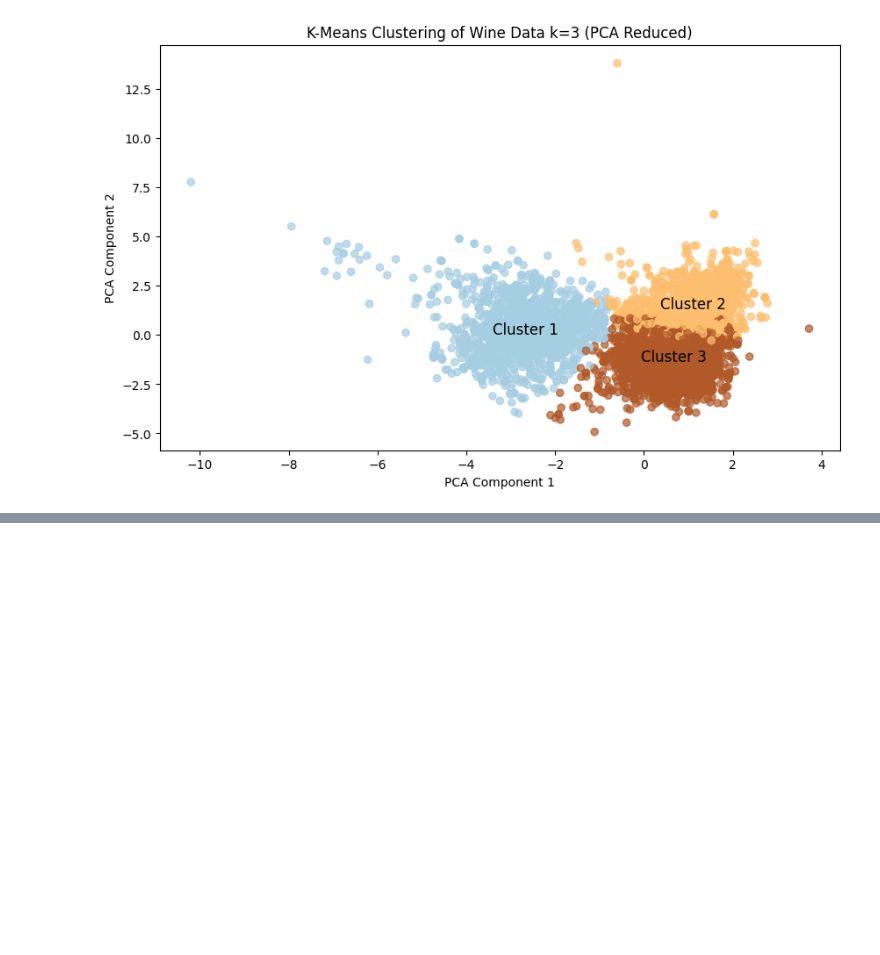
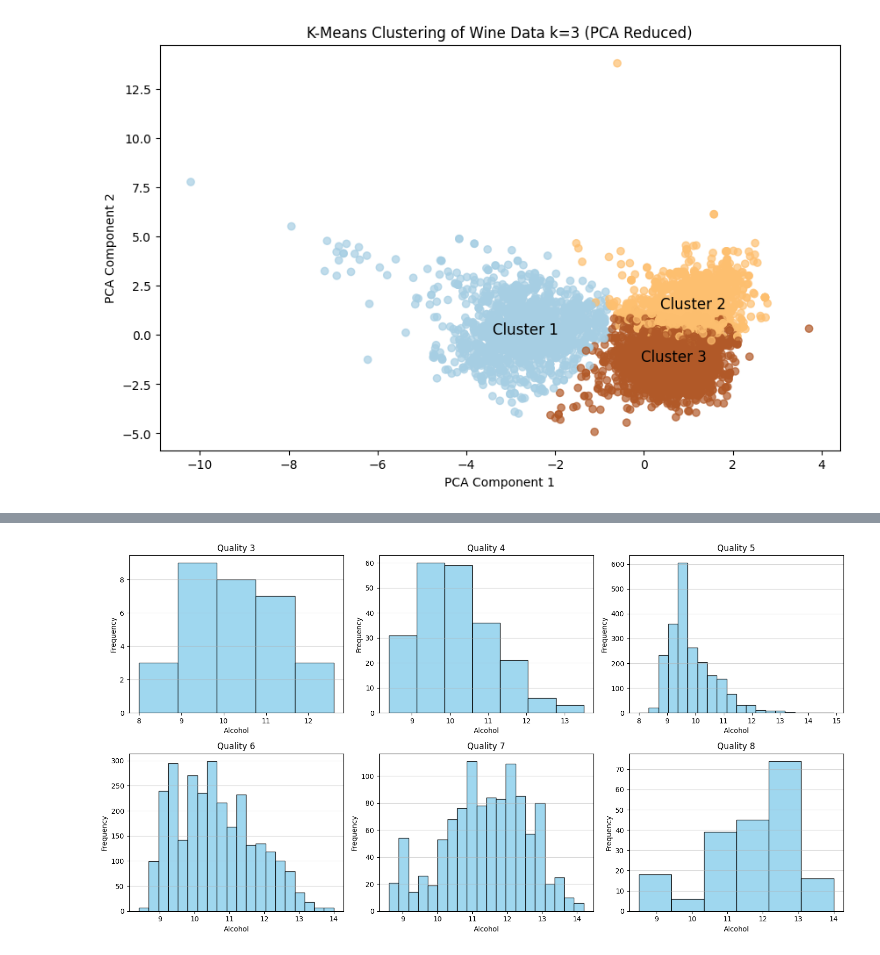
Before and after one commit to 2T1F/wine, a Jupyter notebook: explore.ipynb, the cells around one changed output, grey strips where cells are left out. Cells and saved outputs as stored; diff of their text form; code cells hidden in the pictures; blank space fills up the shorter version.

```diff
--- a/explore.ipynb
+++ b/explore.ipynb
@@ -761,0 +623,28 @@ weighted avg       0.89      0.89      0.89      1300
+# %%
+qualities = sorted(X["quality_group"].unique())
+num_qualities = len(qualities)
+num_cols = 3
+num_rows = (num_qualities + num_cols - 1) // num_cols
+
+fig, axes = plt.subplots(num_rows, num_cols, figsize=(15, num_rows * 4))
+axes = axes.flatten()
+
+for i, q in enumerate(qualities):
+    alcohol_values = X.loc[X["quality_group"] == q, 'alcohol']
+    n = len(alcohol_values)
+    bins = min(20, max(5, n // 30))  # heuristic: 1 bin per ~30 samples, min 5, max 20
+    axes[i].hist(alcohol_values, bins=bins, color='skyblue', edgecolor='black', alpha=0.8)
+    axes[i].set_title(f'Quality {q}')
+    axes[i].set_xlabel('Alcohol')
+    axes[i].set_ylabel('Frequency')
+    axes[i].grid(axis='y', alpha=0.5)
+
+# Hide any unused subplots
+for j in range(i + 1, len(axes)):
+    axes[j].set_visible(False)
+
+plt.tight_layout()
+plt.savefig('alcohol_histograms_by_quality.png', dpi=300, bbox_inches='tight')
+plt.show()
+# %% [output]
+[figure, added]
```
Also changed, not shown: parts of 19 cells of this notebook, 10 other files.
